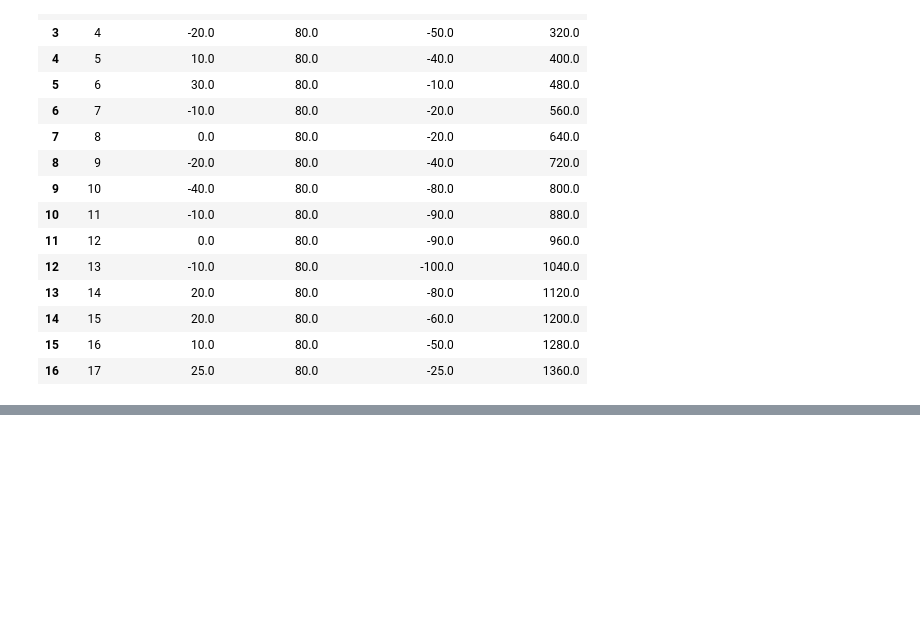
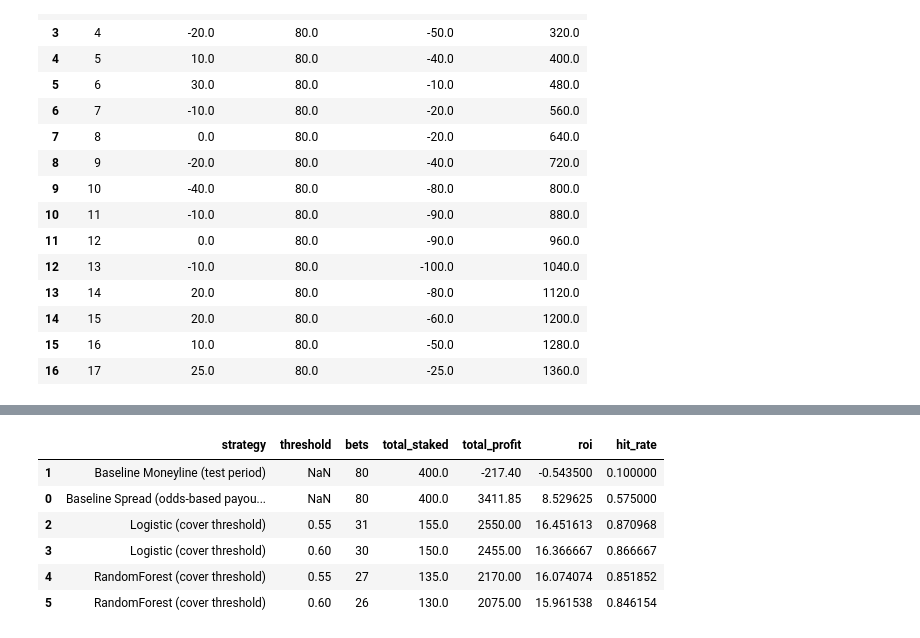
Before and after one commit to srikardabbara1/Data_Analysis_Final_Project, a Jupyter notebook: analysis.ipynb, the cells around one changed output, grey strips where cells are left out. Drawn from its saved outputs; the diff is of its cells as text; code cells hidden in the pictures; blank space fills up the shorter version.

```diff
--- a/analysis.ipynb
+++ b/analysis.ipynb
@@ -228,0 +710,86 @@ weekly_spread_inverse
+# %%
+# Model strategy vs baselines (test period)
+test_eval = model_df.loc[test_mask].copy()
+test_eval["logit_proba_cover"] = logit_proba
+test_eval["rf_proba_cover"] = rf_proba
+
+
+def odds_based_win_profit(odds, stake=5.0):
+    if pd.isna(odds):
+        return np.nan
+    if odds > 0:
+        return stake * (odds / 100.0)
+    return stake * (100.0 / abs(odds))
+
+
+def simulate_threshold_strategy(df_eval, prob_col, threshold, stake=5.0):
+    out = df_eval.copy()
+    out["bet_flag"] = out[prob_col] >= threshold
+
+    def _profit(r):
+        if not r["bet_flag"]:
+            return 0.0
+        if r["push"]:
+            return 0.0
+        return odds_based_win_profit(r["underdog_moneyline"], stake) if r["underdog_covered"] else -stake
+
+    out["profit"] = out.apply(_profit, axis=1)
+    out["staked"] = out["bet_flag"].astype(float) * stake
+
+    total_staked = out["staked"].sum()
+    total_profit = out["profit"].sum()
+    bets = int(out["bet_flag"].sum())
+
+    return {
+        "threshold": threshold,
+        "bets": bets,
+        "total_staked": total_staked,
+        "total_profit": total_profit,
+        "roi": (total_profit / total_staked) if total_staked > 0 else np.nan,
+        "hit_rate": (out.loc[out["bet_flag"], "profit"] > 0).mean() if bets > 0 else np.nan,
+    }
+
+thresholds = [0.55, 0.60]
+logit_sim = pd.DataFrame([simulate_threshold_strategy(test_eval, "logit_proba_cover", t, 5.0) for t in thresholds])
+logit_sim["strategy"] = "Logistic (cover threshold)"
+
+rf_sim = pd.DataFrame([simulate_threshold_strategy(test_eval, "rf_proba_cover", t, 5.0) for t in thresholds])
+rf_sim["strategy"] = "RandomForest (cover threshold)"
+
+# Baselines over same test period
+test_baseline_spread_staked = test_eval["spread_bet"].sum()
+test_baseline_spread_profit = test_eval["spread_profit"].sum()
+test_baseline_ml_staked = test_eval["ml_bet"].sum()
+test_baseline_ml_profit = test_eval["ml_profit"].sum()
+
+baseline_compare = pd.DataFrame([
+    {
+        "strategy": "Baseline Spread (odds-based payout, test period)",
+        "threshold": np.nan,
+        "bets": len(test_eval),
+        "total_staked": test_baseline_spread_staked,
+        "total_profit": test_baseline_spread_profit,
+        "roi": test_baseline_spread_profit / test_baseline_spread_staked,
+        "hit_rate": (test_eval["spread_profit"] > 0).mean(),
+    },
+    {
+        "strategy": "Baseline Moneyline (test period)",
+        "threshold": np.nan,
+        "bets": len(test_eval),
+        "total_staked": test_baseline_ml_staked,
+        "total_profit": test_baseline_ml_profit,
+        "roi": test_baseline_ml_profit / test_baseline_ml_staked,
+        "hit_rate": (test_eval["ml_profit"] > 0).mean(),
+    },
+])
+
+model_strategy_compare = pd.concat([baseline_compare, logit_sim, rf_sim], ignore_index=True)
+display(model_strategy_compare.sort_values(["strategy", "threshold"], na_position="first"))
+# %% [output]
+|  | strategy | threshold | bets | total_staked | total_profit | roi | hit_rate |
+| 1 | Baseline Moneyline (test period) | NaN | 80 | 400.0 | -217.40 | -0.543500 | 0.100000 |
+| 0 | Baseline Spread (odds-based payou... | NaN | 80 | 400.0 | 3411.85 | 8.529625 | 0.575000 |
+| 2 | Logistic (cover threshold) | 0.55 | 31 | 155.0 | 2550.00 | 16.451613 | 0.870968 |
+| 3 | Logistic (cover threshold) | 0.60 | 30 | 150.0 | 2455.00 | 16.366667 | 0.866667 |
+| 4 | RandomForest (cover threshold) | 0.55 | 27 | 135.0 | 2170.00 | 16.074074 | 0.851852 |
+| 5 | RandomForest (cover threshold) | 0.60 | 26 | 130.0 | 2075.00 | 15.961538 | 0.846154 |
```
Also changed, not shown: parts of 9 cells of this notebook, 1 other file.
